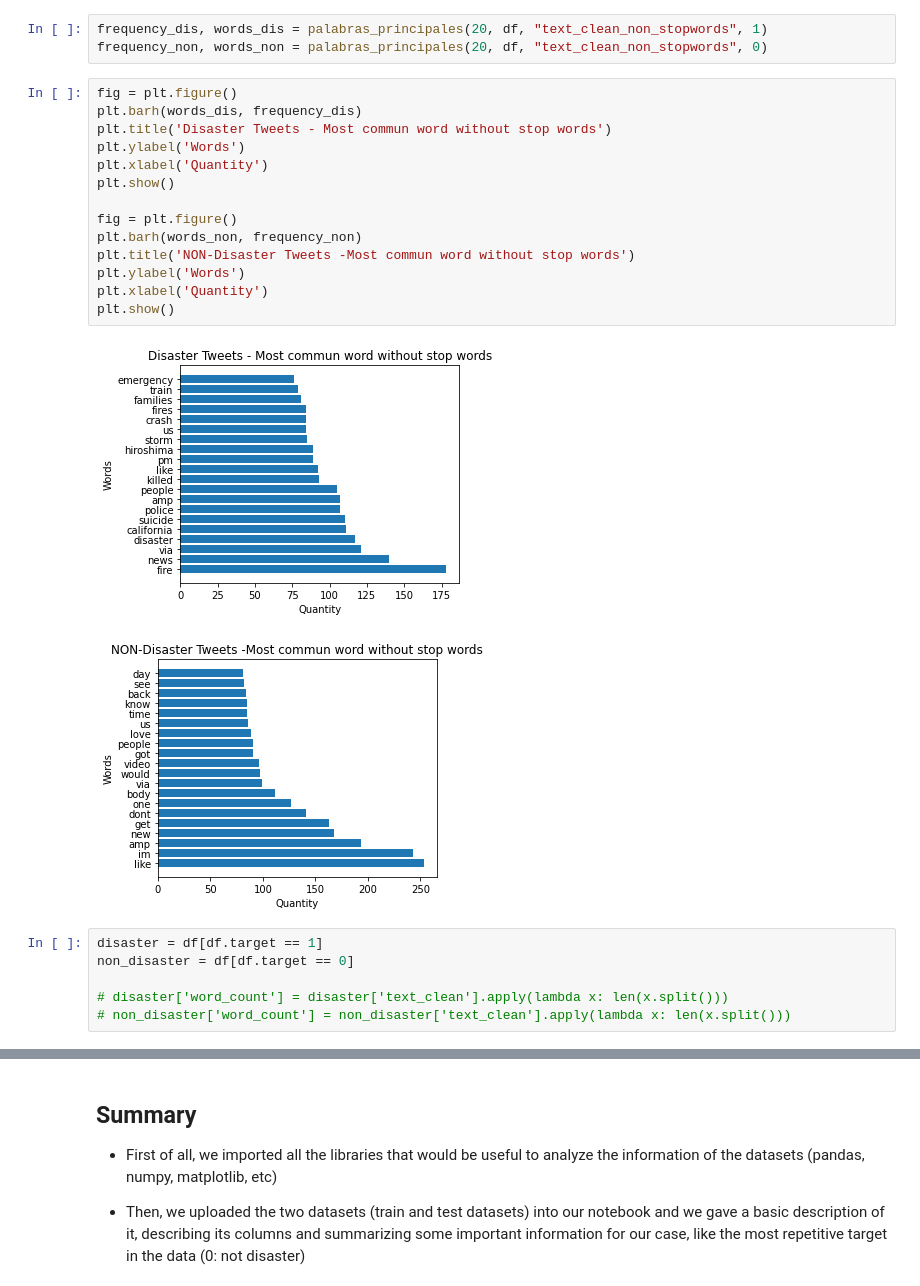
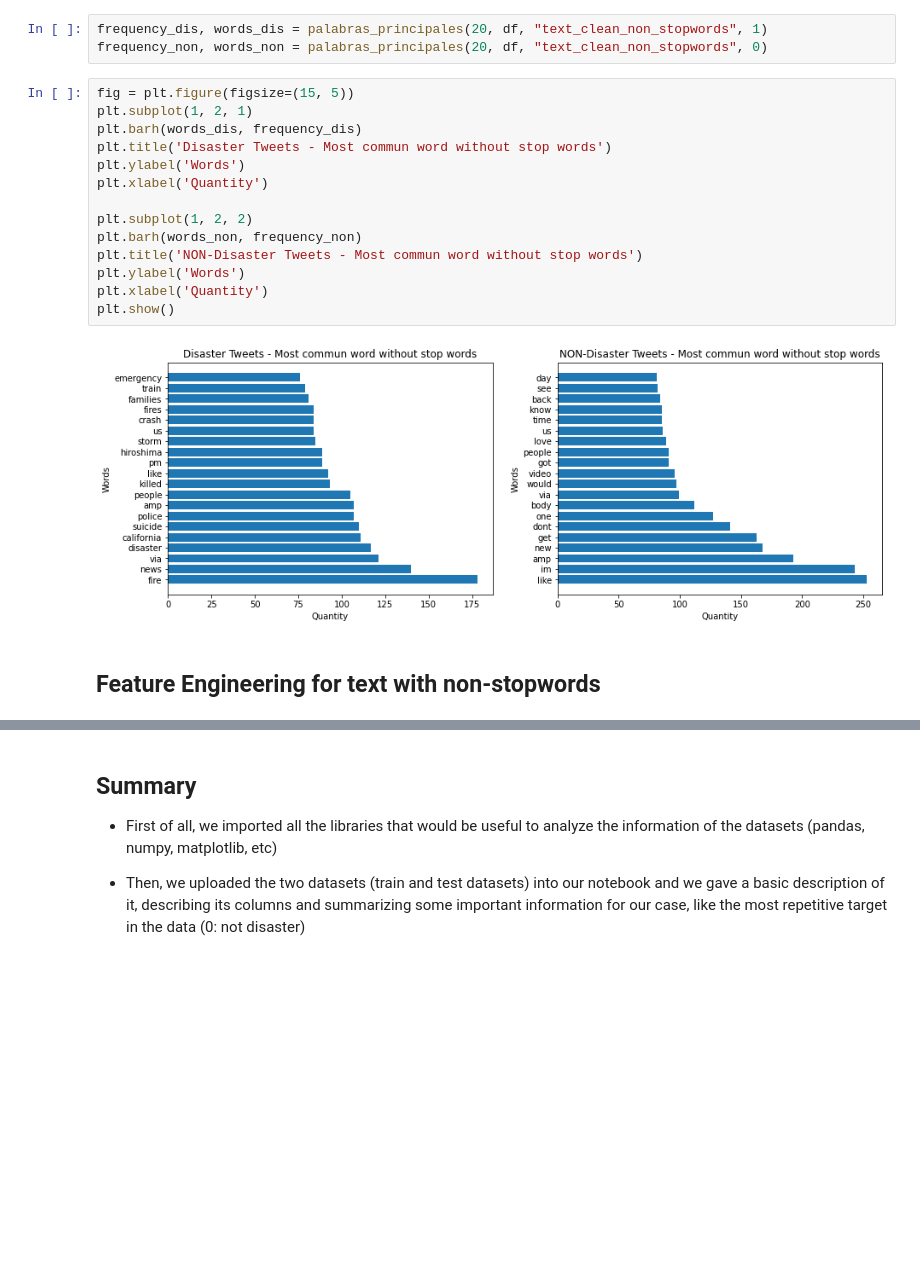
Before and after one commit to oscarciceri/Disaster_Monitoring-_Based_On_Tweets, a Jupyter notebook: EDA_extended_oscar.ipynb, the cells around one changed output, grey strips where cells are left out. Cells and saved outputs as stored; diff of their text form; blank space fills up the shorter version.

Commit message:
stopwords and ngrams ok

```diff
--- a/EDA_extended_oscar.ipynb
+++ b/EDA_extended_oscar.ipynb
@@ -555,25 +555,20 @@ def palabras_principales(numero_palabras, df, columna, target_value):
 frequency_dis, words_dis = palabras_principales(20, df, "text_clean_non_stopwords", 1)
 frequency_non, words_non = palabras_principales(20, df, "text_clean_non_stopwords", 0)
 # %%
-fig = plt.figure()
+fig = plt.figure(figsize=(15, 5))
+plt.subplot(1, 2, 1)
 plt.barh(words_dis, frequency_dis)
 plt.title('Disaster Tweets - Most commun word without stop words')
 plt.ylabel('Words')
 plt.xlabel('Quantity')
-plt.show()
 
-fig = plt.figure()
+plt.subplot(1, 2, 2)
 plt.barh(words_non, frequency_non)
-plt.title('NON-Disaster Tweets -Most commun word without stop words')
+plt.title('NON-Disaster Tweets - Most commun word without stop words')
 plt.ylabel('Words')
 plt.xlabel('Quantity')
 plt.show()
 # %% [output]
-[figure, old version]
+[figure, new version]
-[figure, removed]
-# %%
-disaster = df[df.target == 1]
-non_disaster = df[df.target == 0]
-
-# disaster['word_count'] = disaster['text_clean'].apply(lambda x: len(x.split()))
-# non_disaster['word_count'] = non_disaster['text_clean'].apply(lambda x: len(x.split()))
+# %% [markdown]
+## Feature Engineering for text with non-stopwords
```
Also changed, not shown: parts of 19 cells of this notebook.
